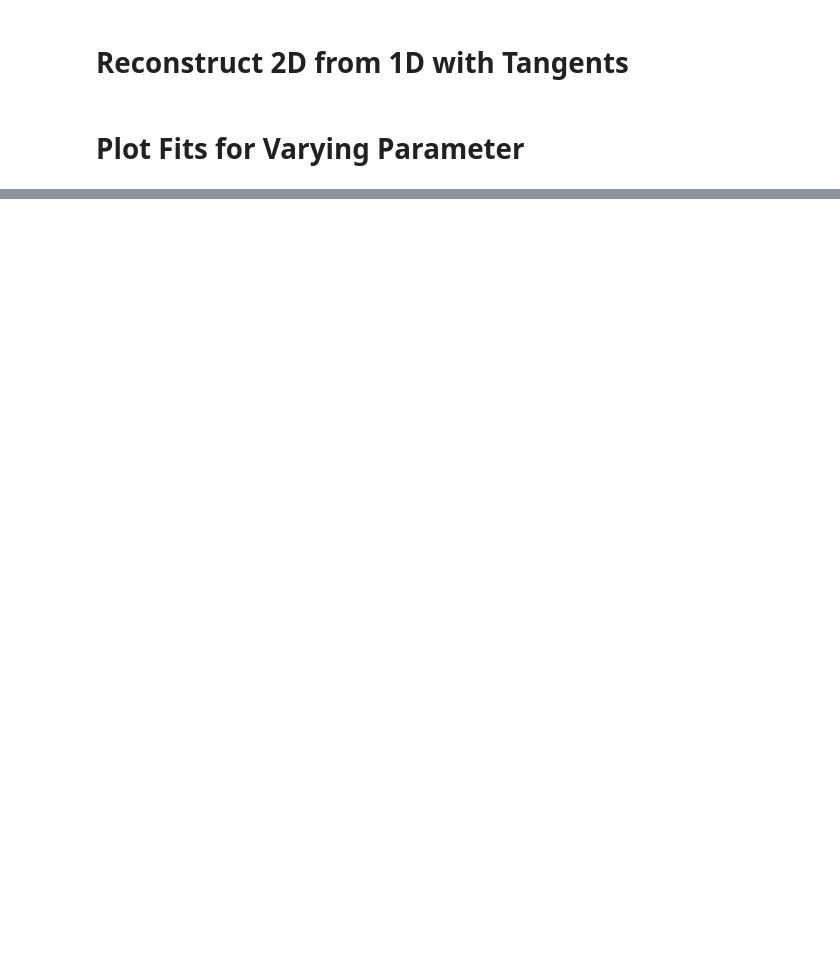
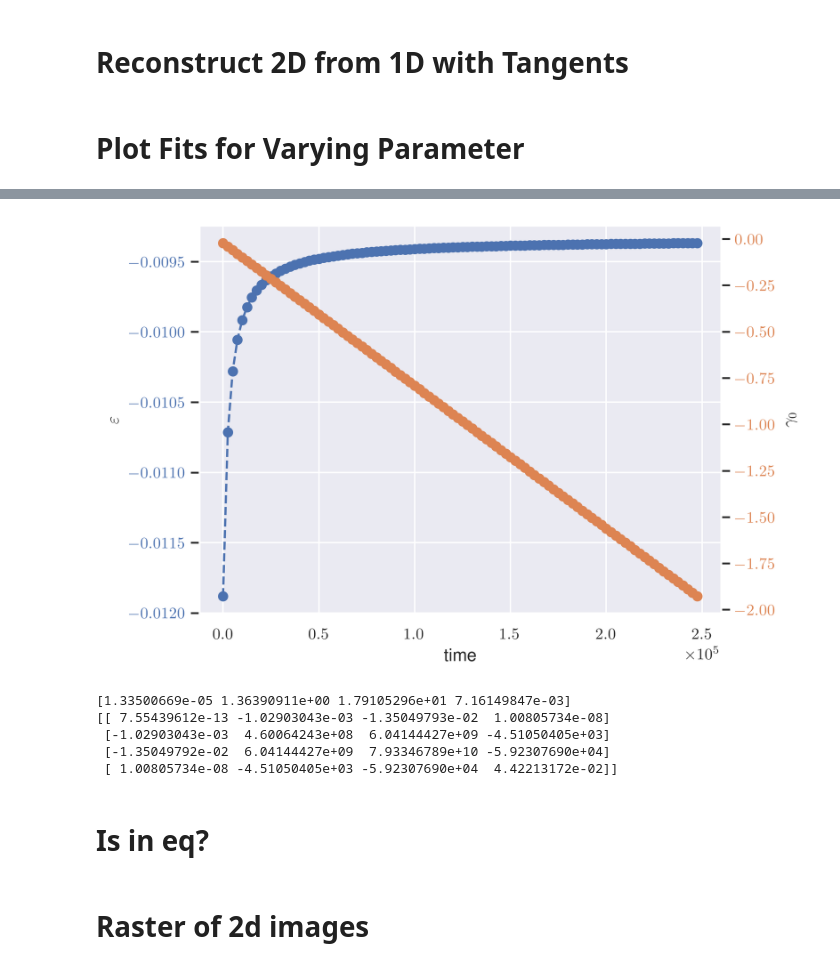
Before and after one commit to maromei/APFC, a Jupyter notebook: src/plots.ipynb, the cells around one changed output, grey strips where cells are left out. Saved outputs shown, nothing was run; the diff lists cells and outputs as text; code cells hidden in the pictures; blank space fills up the shorter version.

```diff
--- a/src/plots.ipynb
+++ b/src/plots.ipynb
@@ -474,41 +587,34 @@ gamma0_color = colors[1]
 sim_path = utils.make_path_arg_absolute(sim_path)
 config = utils.get_config(sim_path)
 
-vary_param = config["varyParam"]
-vary_dir = f"{sim_path}/{config['varyParam']}"
+name_app = "_norm" if use_norm_surf_en else ""
 
-vary_values = utils.read_vary_vals_from_dir(vary_dir, vary_param)
-
-fit_values = pd.DataFrame(
-    columns=["eps", "gamma0"], index=range(vary_values.shape[0])
-)
-
-for vary_i, vary_val in enumerate(vary_values):
-
-    vary_sim_dir = f"{vary_dir}/{utils.get_vary_val_dir_name(vary_val)}"
-    df_fits = pd.read_csv(f"{vary_sim_dir}/evaluate/fits.csv", index_col=0)
-
-    fit_i = sim_i
-    if fit_i < 0:
-        fit_i = df_fits.shape[0] - np.abs(fit_i) - 1
-
-    fit_values.loc[vary_i, "eps"] = df_fits.loc[fit_i, "eps"]
-    fit_values.loc[vary_i, "gamma0"] = df_fits.loc[fit_i, "gamma0"]
+df_fits = pd.read_csv(f"{sim_path}/evaluate/fits{name_app}.csv", index_col=0)
+df_fits = df_fits.iloc[starting_index:]
+time = np.array(range(df_fits.shape[0])) * config["writeEvery"] * config["dt"]
 
 fig = plt.figure()
 
 ax_eps = plt.subplot(111)
-ax_eps.plot(vary_values, fit_values["eps"], color=eps_color)
+ax_eps.plot(time, df_fits["eps"], color=eps_color, linestyle=ls, marker=marker)
 ax_eps.set_ylabel("$\\varepsilon$")
 ax_eps.tick_params(axis="y", labelcolor=eps_color)
 
-ax_gamma0 = ax_eps.twinx()
-ax_gamma0.plot(vary_values, fit_values["gamma0"], color=gamma0_color)
-ax_gamma0.set_ylabel("$\\gamma_0$")
-ax_gamma0.grid(visible=None)
-ax_gamma0.tick_params(axis="y", labelcolor=gamma0_color)
+if not hide_gamma:
+    ax_gamma0 = ax_eps.twinx()
+    ax_gamma0.plot(time, df_fits["gamma0"], color=gamma0_color, linestyle=ls, marker=marker)
+    ax_gamma0.set_ylabel("$\\gamma_0$")
+    ax_gamma0.grid(visible=None)
+    ax_gamma0.tick_params(axis="y", labelcolor=gamma0_color)
 
-ax_eps.set_xlabel(config["varyParam"])
+ax_eps.set_xlabel("time")
+plt.ticklabel_format(
+    axis="x",
+    style="scientific",
+    useMathText=True,
+    useOffset=True,
+    scilimits=(0, 0)
+)
 
 plt.show()
 # %% [output]
@@ -515,0 +621,21 @@ plt.show()
+[figure, added]
+# %%
+import scipy
+
+def log_func(x, a, b, c, d):
+    return a * np.log(b * x + c) + d
+
+popt, pcov = scipy.optimize.curve_fit(
+    log_func, time, df_fits["eps"]
+)
+
+print(popt)
+print(pcov)
+# %% [output]
+[1.33500669e-05 1.36390911e+00 1.79105296e+01 7.16149847e-03]
+[[ 7.55439612e-13 -1.02903043e-03 -1.35049793e-02  1.00805734e-08]
+ [-1.02903043e-03  4.60064243e+08  6.04144427e+09 -4.51050405e+03]
+ [-1.35049792e-02  6.04144427e+09  7.93346789e+10 -5.92307690e+04]
+ [ 1.00805734e-08 -4.51050405e+03 -5.92307690e+04  4.42213172e-02]]
+# %% [markdown]
+# Is in eq?
@@ -515,0 +875,2 @@ plt.show()
+# %% [markdown]
+# Raster of 2d images
```
Also changed, not shown: parts of 14 cells of this notebook, 15 other files.
